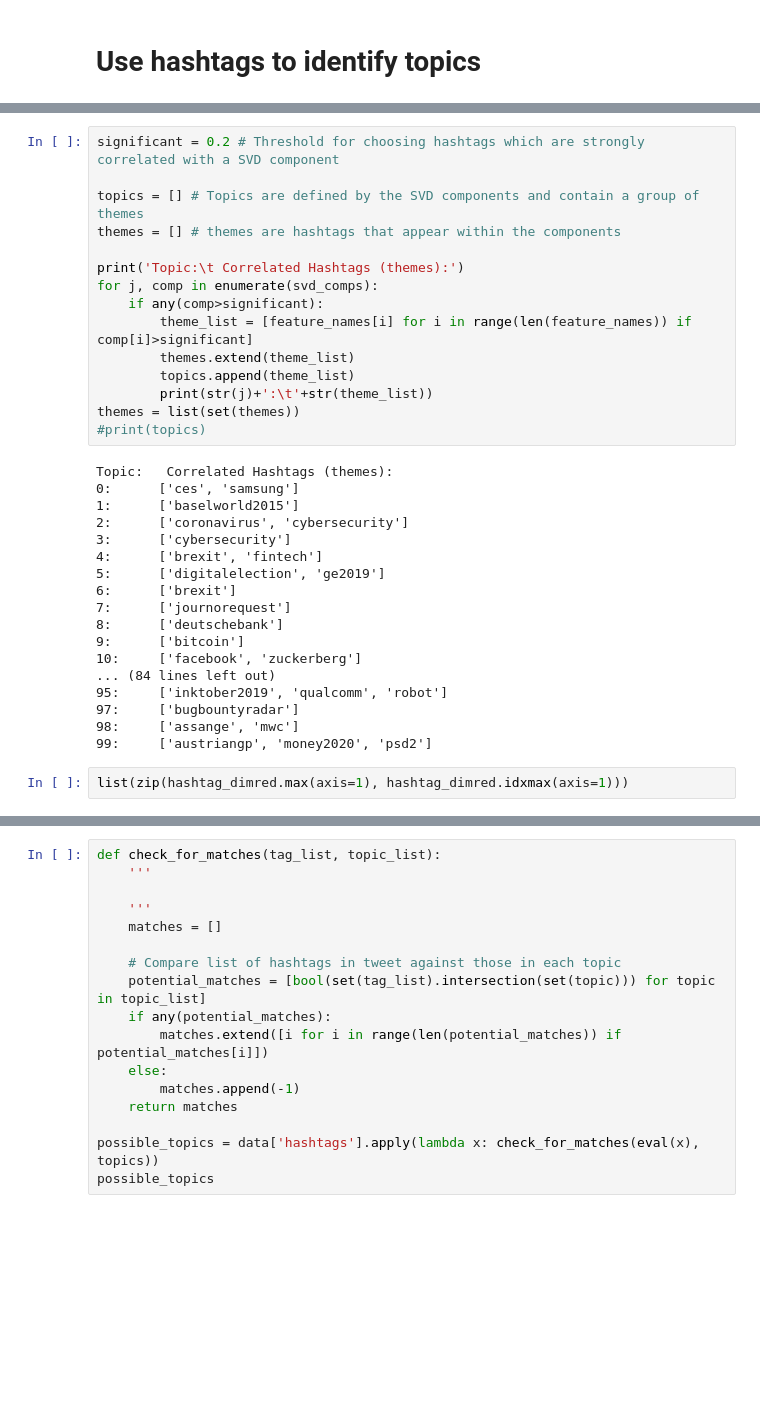
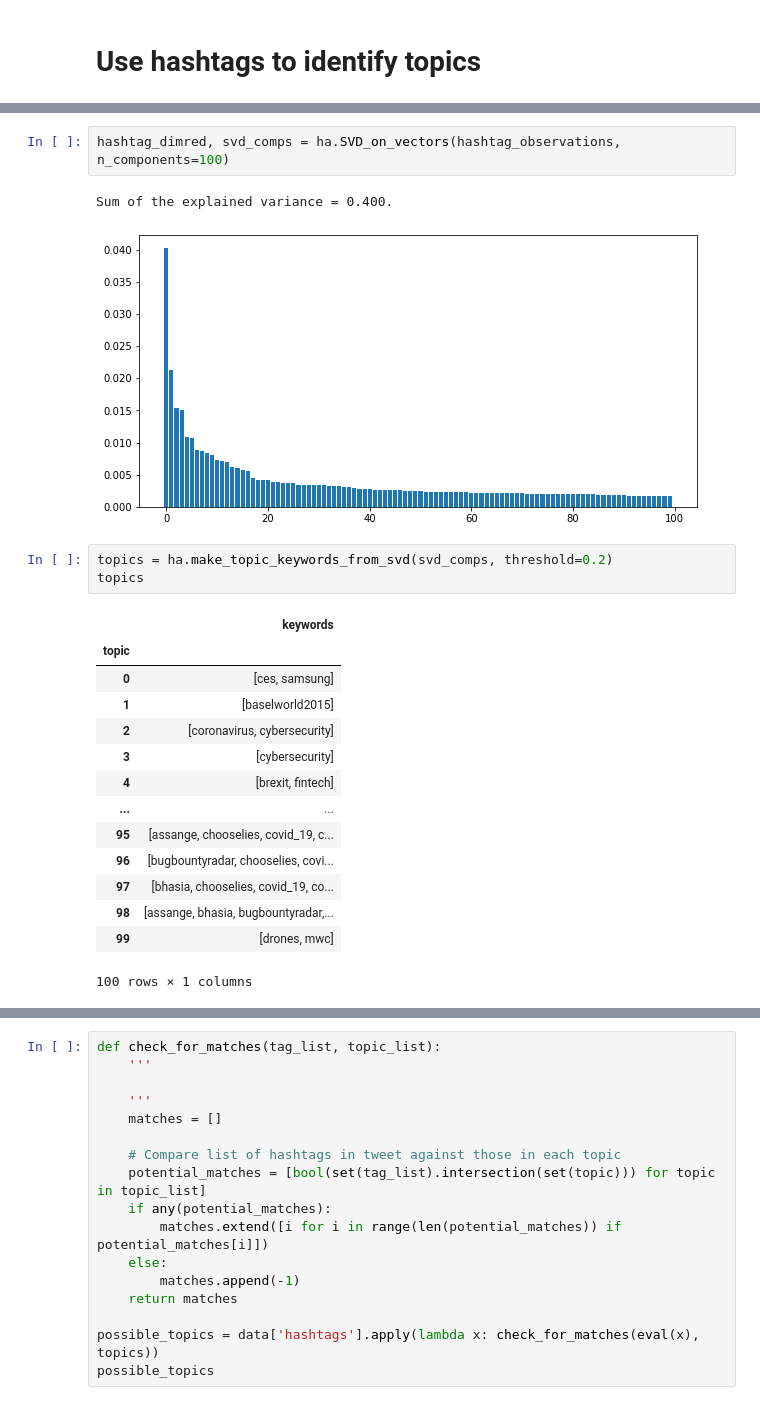
Before and after one commit to cosmohawk/summer_project_2020, a Jupyter notebook: notebooks/id_topics_from_journo_tweets.ipynb, the cells around one changed output, grey strips where cells are left out. Cells and saved outputs as stored; diff of their text form; blank space fills up the shorter version.

```diff
--- a/notebooks/id_topics_from_journo_tweets.ipynb
+++ b/notebooks/id_topics_from_journo_tweets.ipynb
@@ -133,35 +98,23 @@ plt.show()
-# %%
-significant = 0.2 # Threshold for choosing hashtags which are strongly correlated with a SVD component
-
-topics = [] # Topics are defined by the SVD components and contain a group of themes
-themes = [] # themes are hashtags that appear within the components
-
-print('Topic:\t Correlated Hashtags (themes):')
-for j, comp in enumerate(svd_comps):
-    if any(comp>significant):
-        theme_list = [feature_names[i] for i in range(len(feature_names)) if comp[i]>significant]
-        themes.extend(theme_list)
-        topics.append(theme_list)
-        print(str(j)+':\t'+str(theme_list))
-themes = list(set(themes))
-#print(topics)
-# %% [output]
-Topic:   Correlated Hashtags (themes):
-0:      ['ces', 'samsung']
-1:      ['baselworld2015']
-2:      ['coronavirus', 'cybersecurity']
-3:      ['cybersecurity']
-4:      ['brexit', 'fintech']
-5:      ['digitalelection', 'ge2019']
-6:      ['brexit']
-7:      ['journorequest']
-8:      ['deutschebank']
-9:      ['bitcoin']
-10:     ['facebook', 'zuckerberg']
-... (84 lines left out)
-95:     ['inktober2019', 'qualcomm', 'robot']
-97:     ['bugbountyradar']
-98:     ['assange', 'mwc']
-99:     ['austriangp', 'money2020', 'psd2']
-# %%
-list(zip(hashtag_dimred.max(axis=1), hashtag_dimred.idxmax(axis=1)))
+# %%
+hashtag_dimred, svd_comps = ha.SVD_on_vectors(hashtag_observations, n_components=100)
+# %% [output]
+Sum of the explained variance = 0.400.
+[figure, added]
+# %%
+topics = ha.make_topic_keywords_from_svd(svd_comps, threshold=0.2)
+topics
+# %% [output]
+|  | keywords |
+| topic |  |
+| 0 | [ces, samsung] |
+| 1 | [baselworld2015] |
+| 2 | [coronavirus, cybersecurity] |
+| 3 | [cybersecurity] |
+| 4 | [brexit, fintech] |
+| ... | ... |
+| 95 | [assange, chooselies, covid_19, c... |
+| 96 | [bugbountyradar, chooselies, covi... |
+| 97 | [bhasia, chooselies, covid_19, co... |
+| 98 | [assange, bhasia, bugbountyradar,... |
+| 99 | [drones, mwc] |
+100 rows × 1 columns
```
Also changed, not shown: parts of 23 cells of this notebook.
